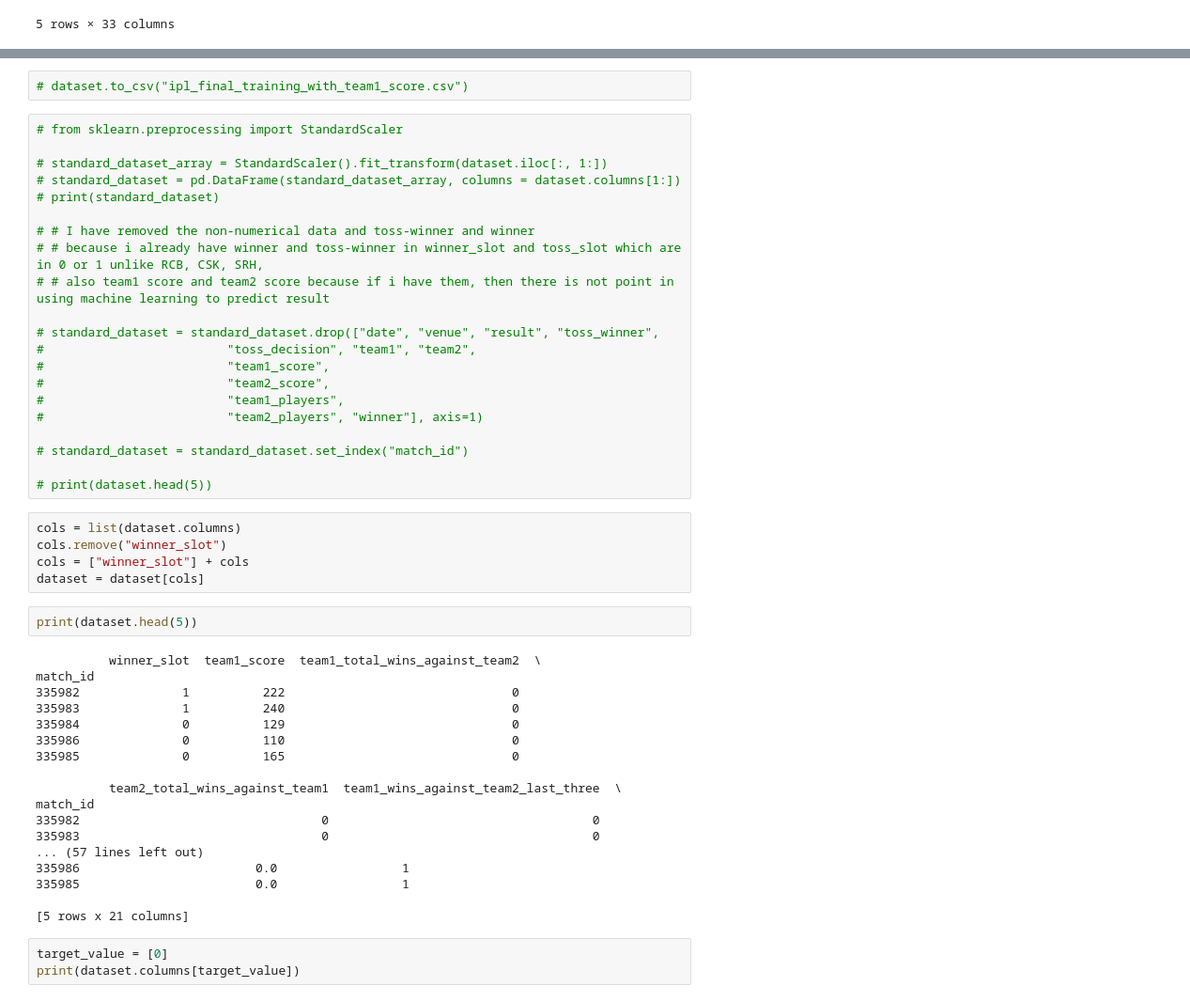
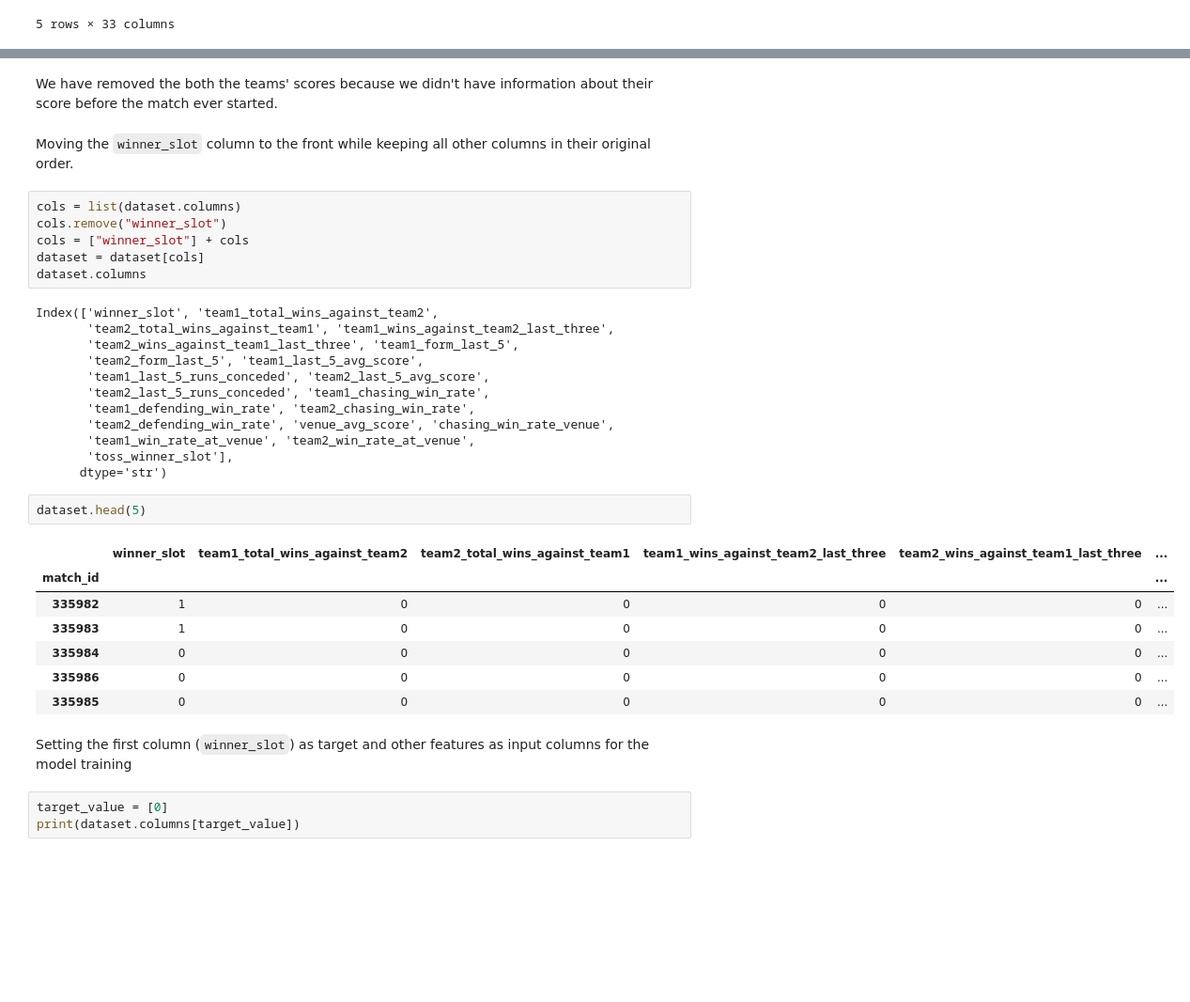
Before and after one commit to Karanveer-Tinna/ipl-cricket-prediction-model, a Jupyter notebook: notebooks/05_model_training.ipynb, the cells around one changed output, grey strips where cells are left out. Shown at 94% size. Saved outputs shown, nothing was run; the diff lists cells and outputs as text; blank space fills up the shorter version.

Commit message:
trained no_score ml models

```diff
--- a/notebooks/05_model_training.ipynb
+++ b/notebooks/05_model_training.ipynb
@@ -135,51 +138,37 @@ dataset.head(5)
-# %%
-# dataset.to_csv("ipl_final_training_with_team1_score.csv")
-# %%
-# from sklearn.preprocessing import StandardScaler
-
-# standard_dataset_array = StandardScaler().fit_transform(dataset.iloc[:, 1:])
-# standard_dataset = pd.DataFrame(standard_dataset_array, columns = dataset.columns[1:])
-# print(standard_dataset)
-
-# # I have removed the non-numerical data and toss-winner and winner
-# # because i already have winner and toss-winner in winner_slot and toss_slot which are in 0 or 1 unlike RCB, CSK, SRH,
-# # also team1 score and team2 score because if i have them, then there is not point in using machine learning to predict result
-
-# standard_dataset = standard_dataset.drop(["date", "venue", "result", "toss_winner",
-#                         "toss_decision", "team1", "team2",
-#                         "team1_score",
-#                         "team2_score",
-#                         "team1_players",
-#                         "team2_players", "winner"], axis=1)
-
-# standard_dataset = standard_dataset.set_index("match_id")
-
-# print(dataset.head(5))
+# %% [markdown]
+We have removed the both the teams' scores because we didn't have information about their score before the match ever started.
+# %% [markdown]
+Moving the `winner_slot` column to the front while keeping all other columns in their original order.
 # %%
 cols = list(dataset.columns)
 cols.remove("winner_slot")
 cols = ["winner_slot"] + cols
 dataset = dataset[cols]
+dataset.columns
+# %% [output]
+Index(['winner_slot', 'team1_total_wins_against_team2',
+       'team2_total_wins_against_team1', 'team1_wins_against_team2_last_three',
+       'team2_wins_against_team1_last_three', 'team1_form_last_5',
+       'team2_form_last_5', 'team1_last_5_avg_score',
+       'team1_last_5_runs_conceded', 'team2_last_5_avg_score',
+       'team2_last_5_runs_conceded', 'team1_chasing_win_rate',
+       'team1_defending_win_rate', 'team2_chasing_win_rate',
+       'team2_defending_win_rate', 'venue_avg_score', 'chasing_win_rate_venue',
+       'team1_win_rate_at_venue', 'team2_win_rate_at_venue',
+       'toss_winner_slot'],
+      dtype='str')
 # %%
-print(dataset.head(5))
+dataset.head(5)
 # %% [output]
-          winner_slot  team1_score  team1_total_wins_against_team2  \
-match_id
-335982              1          222                               0
-335983              1          240                               0
-335984              0          129                               0
-335986              0          110                               0
-335985              0          165                               0
-
-          team2_total_wins_against_team1  team1_wins_against_team2_last_three  \
-match_id
-335982                                 0                                    0
-335983                                 0                                    0
-... (57 lines left out)
-335986                        0.0                 1
-335985                        0.0                 1
-
-[5 rows x 21 columns]
+|  | winner_slot | team1_total_wins_against_team2 | team2_total_wins_against_team1 | team1_wins_against_team2_last_three | team2_wins_against_team1_last_three | ... |
+| match_id |  |  |  |  |  | ... |
+| 335982 | 1 | 0 | 0 | 0 | 0 | ... |
+| 335983 | 1 | 0 | 0 | 0 | 0 | ... |
+| 335984 | 0 | 0 | 0 | 0 | 0 | ... |
+| 335986 | 0 | 0 | 0 | 0 | 0 | ... |
+| 335985 | 0 | 0 | 0 | 0 | 0 | ... |
+# %% [markdown]
+Setting the first column (`winner_slot`) as target and other features as input columns for the model training
 # %%
 target_value = [0]
 print(dataset.columns[target_value])
```
Also changed, not shown: parts of 28 cells of this notebook, 6 other files.
